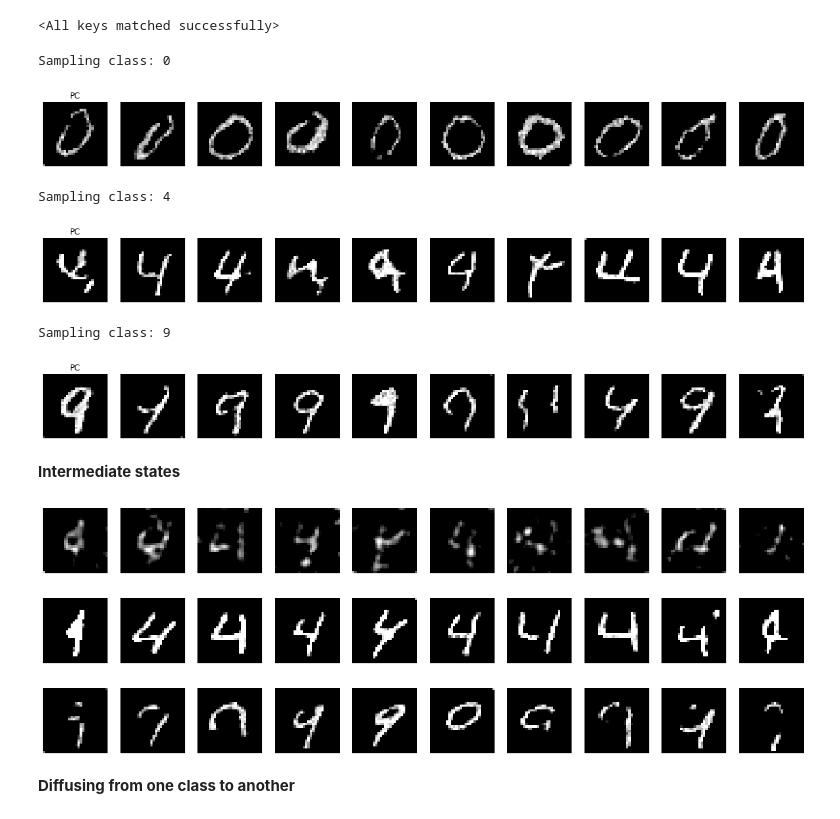
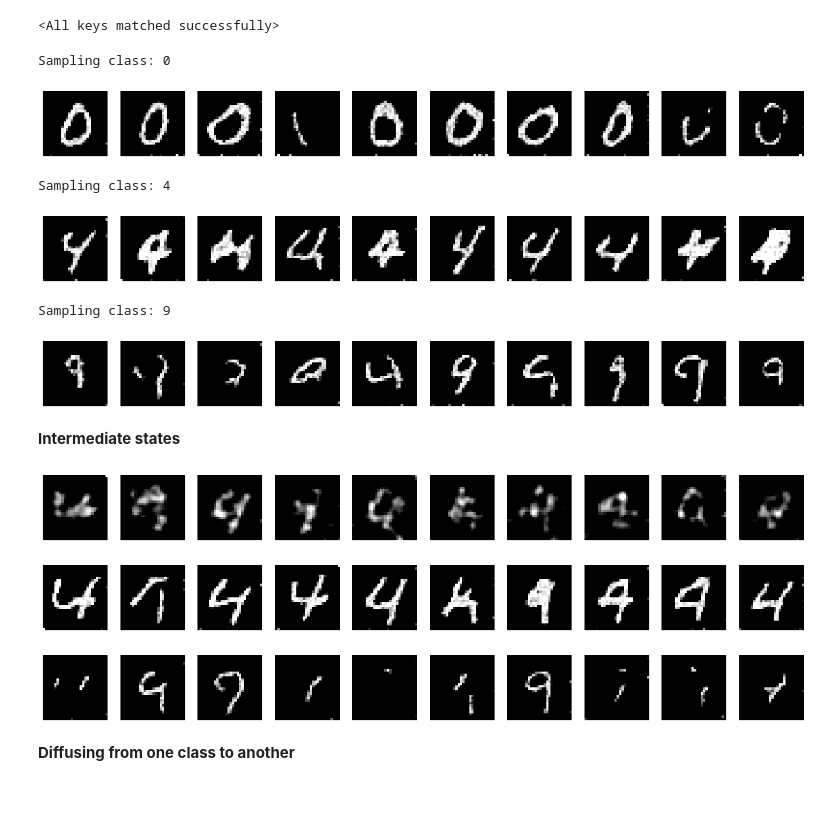
Before and after one commit to Genentech/branched-diffusion, a Jupyter notebook: continuous_branched_mnist.ipynb, the cells around one changed output. Saved outputs shown, nothing was run; the diff lists cells and outputs as text; code cells hidden in the pictures.

Commit message:
Use multi-tasked model (unique U-net decoders) for score model

```diff
--- a/continuous_branched_mnist.ipynb
+++ b/continuous_branched_mnist.ipynb
@@ -494,12 +408,15 @@ branch_defs = [
 #     ((0,), 0, 1)
 # ]
 
-dataset = BranchedMNISTDataset(
-    classes, branch_defs, "/gstore/data/resbioai/tsenga5/MNIST/raw"
+dataset = torchvision.datasets.MNIST(
+    "/gstore/data/resbioai/tsenga5/", train=True, transform=(lambda img: (np.asarray(img)[None] / 256 * 2) - 1)
 )
 
-data_loader = torch.utils.data.DataLoader(dataset, batch_size=None, num_workers=2, collate_fn=lambda x: x)
-data_loader.dataset.on_epoch_start()
+# Limit classes
+inds = np.isin(dataset.targets, classes)
+dataset.data = dataset.data[inds]
+dataset.targets = dataset.targets[inds]
 
+data_loader = torch.utils.data.DataLoader(dataset, batch_size=32, shuffle=True, num_workers=2)
 input_shape = next(iter(data_loader))[0].shape[1:]
 data_channels = input_shape[0]
@@ -585,7 +521,7 @@ sde = VariancePreservingSDE(0.1, 20, input_shape)
 
 t_limit = 1
 model = MultitaskScoreUNet(
-    num_branches=len(branch_defs), t_limit=t_limit, mean_score_mag=None, data_channels=data_channels
+    len(branch_defs), t_limit=t_limit, mean_score_mag=None, data_channels=data_channels
 ).to(DEVICE)
 # %%
 def plot_digits(x, num_to_plot=10, title=None):
@@ -600,7 +536,8 @@ def plot_digits(x, num_to_plot=10, title=None):
 # Show some images after running the SDE forward for different times
 time_steps = 4
 
-x0, _, _, _, _ = next(iter(data_loader))
+x0, _ = next(iter(data_loader))
+x0 = x0.cpu().numpy()
 
 plot_digits(np.clip(x0, 0, 1), title="t = 0")
 x0 = torch.tensor(x0).to(DEVICE)
@@ -708,13 +645,13 @@ def generate_samples(
         x = xt
         t_iter = tqdm.notebook.tqdm(time_steps) if verbose else time_steps
         for time_step in t_iter:
-            branch_index = class_and_time_to_branch_index(class_to_sample, time_step, branch_defs)
+            branch_index = class_time_to_branch(class_to_sample, time_step, branch_defs)
             t = torch.ones(num_samples).to(DEVICE) * time_step
             f = sde.drift_coef_func(x, t)
             g = sde.diff_coef_func(x, t)
             dw = torch.randn_like(x)
 
-            drift = (f - (torch.square(g) * model(x, t, branch_index))) * step_size
+            drift = (f - (torch.square(g) * model(x, t)[:, branch_index])) * step_size
             diff = g * torch.sqrt(step_size) * dw
 
             mean_x = x - drift  # Subtract here because step size is really negative
@@ -730,11 +667,11 @@ def generate_samples(
         x = xt
         t_iter = tqdm.notebook.tqdm(time_steps) if verbose else time_steps
         for time_step in t_iter:
-            branch_index = class_and_time_to_branch_index(class_to_sample, time_step, branch_defs)
+            branch_index = class_time_to_branch(class_to_sample, time_step, branch_defs)
             t = torch.ones(num_samples).to(DEVICE) * time_step
 
             # Take Langevin MCMC step
-            score = model(x, t, branch_index)
+            score = model(x, t)[:, branch_index]
 
             snr = 0.1
             score_norm = torch.mean(torch.norm(score.reshape(score.shape[0], -1), dim=-1))
@@ -747,7 +684,7 @@ def generate_samples(
             g = sde.diff_coef_func(x, t)
             dw = torch.randn_like(x)
 
-            drift = (f - (torch.square(g) * model(x, t, branch_index))) * step_size
+            drift = (f - (torch.square(g) * model(x, t)[:, branch_index])) * step_size
             diff = g * torch.sqrt(step_size) * dw
 
             mean_x = x - drift  # Subtract here because step size is really negative
@@ -762,11 +699,11 @@ def generate_samples(
         # Define function used by ODE solver:
         def ode_func(t, x):
             # t is a scalar; x is a 1D NumPy array
-            branch_index = class_and_time_to_branch_index(class_to_sample, t, branch_defs)
+            branch_index = class_time_to_branch(class_to_sample, t, branch_defs)
             x_tens = torch.tensor(x).float().to(DEVICE).view(x_shape)
             t_tens = torch.ones(num_samples).to(DEVICE) * t
 
-            score_tens = model(x_tens, t_tens, branch_index)
+            score_tens = model(x_tens, t_tens)[:, branch_index]
             f_tens = sde.drift_coef_func(x_tens, t_tens)
             g_tens = sde.diff_coef_func(x_tens, t_tens)
 
@@ -791,16 +728,15 @@ model.load_state_dict(weights)
 # %%
 for class_to_sample in classes:
     print("Sampling class: %s" % class_to_sample)
-    for sampler in ("pc",):
-        samples = generate_samples(model, sde, class_to_sample, sampler=sampler, t_limit=t_limit)
-        plot_digits(torch.clamp(samples, 0, 1).cpu(), title=sampler.upper())
+    samples = generate_samples(model, sde, class_to_sample, sampler="pc", t_limit=t_limit)
+    plot_digits(torch.clamp(samples, 0, 1).cpu(), title=None)
 # %% [output]
 Sampling class: 0
-[figure, old version]
+[figure, new version]
 Sampling class: 4
-[figure, old version]
+[figure, new version]
 Sampling class: 9
-[figure, old version]
+[figure, new version]
 # %% [markdown]
 **Intermediate states**
 # %%
@@ -809,15 +745,15 @@ samples_4 = generate_samples(model, sde, 4, sampler="pc", t_limit=0.3, xt=torch.
 samples_9 = generate_samples(model, sde, 9, sampler="pc", t_limit=0.3, xt=torch.tensor(samples_49).to(DEVICE), verbose=False).cpu().numpy()
 
 smoothed_samples_49 = np.empty_like(samples_49)
-for i in range(len(interim_samples)):
+for i in range(len(samples_49)):
     smoothed_samples_49[i, 0] = scipy.ndimage.gaussian_filter(samples_49[i, 0], sigma=1)
 plot_digits(np.clip(smoothed_samples_49, 0, 1))
 plot_digits(np.clip(samples_4, 0, 1))
 plot_digits(np.clip(samples_9, 0, 1))
 # %% [output]
-[figure, old version]
+[figure, new version]
-[figure, old version]
+[figure, new version]
-[figure, old version]
+[figure, new version]
 # %% [markdown]
 **Diffusing from one class to another**
 # %%
```
Also changed, not shown: parts of 9 cells of this notebook.
